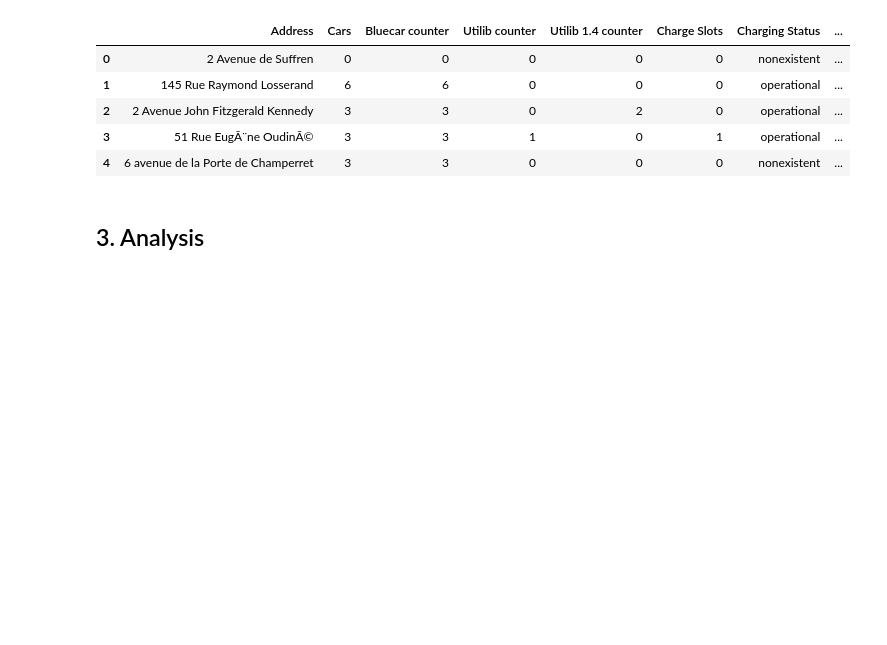
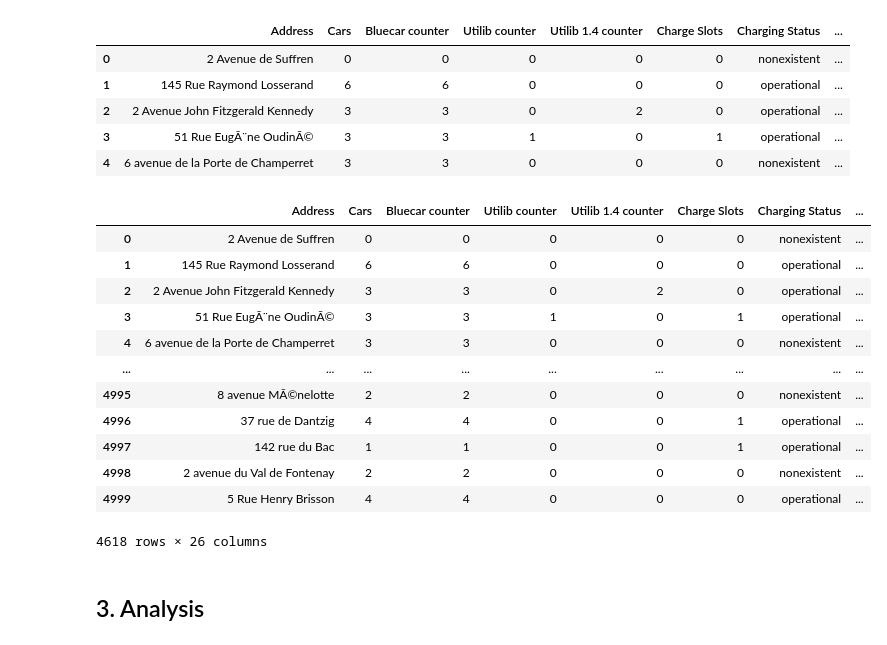
Before and after one commit to mburu-mwangi/Week-4-IP, a Jupyter notebook: Moringa_Data_Science_Prep_W4_Independent_Project_2021_08_Alfonce_Mwangi_PythonNotebook.ipynb, the cells around one changed output. Drawn from its saved outputs; the diff is of its cells as text; code cells hidden in the pictures; blank space fills up the shorter version.

```diff
--- a/Moringa_Data_Science_Prep_W4_Independent_Project_2021_08_Alfonce_Mwangi_PythonNotebook.ipynb
+++ b/Moringa_Data_Science_Prep_W4_Independent_Project_2021_08_Alfonce_Mwangi_PythonNotebook.ipynb
@@ -122,6 +122,25 @@ df_autolib.head()
 | 2 | 2 Avenue John Fitzgerald Kennedy | 3 | 3 | 0 | 2 | 0 | operational | ... |
 | 3 | 51 Rue EugÃ¨ne OudinÃ© | 3 | 3 | 1 | 0 | 1 | operational | ... |
 | 4 | 6 avenue de la Porte de Champerret | 3 | 3 | 0 | 0 | 0 | nonexistent | ... |
+# %%
+# Looking for un operational stations
+df_autolib_operational =df_autolib[df_autolib['Rental status']== 'operational']
+# Displaying them
+df_autolib_operational
+# %% [output]
+|  | Address | Cars | Bluecar counter | Utilib counter | Utilib 1.4 counter | Charge Slots | Charging Status | ... |
+| 0 | 2 Avenue de Suffren | 0 | 0 | 0 | 0 | 0 | nonexistent | ... |
+| 1 | 145 Rue Raymond Losserand | 6 | 6 | 0 | 0 | 0 | operational | ... |
+| 2 | 2 Avenue John Fitzgerald Kennedy | 3 | 3 | 0 | 2 | 0 | operational | ... |
+| 3 | 51 Rue EugÃ¨ne OudinÃ© | 3 | 3 | 1 | 0 | 1 | operational | ... |
+| 4 | 6 avenue de la Porte de Champerret | 3 | 3 | 0 | 0 | 0 | nonexistent | ... |
+| ... | ... | ... | ... | ... | ... | ... | ... | ... |
+| 4995 | 8 avenue MÃ©nelotte | 2 | 2 | 0 | 0 | 0 | nonexistent | ... |
+| 4996 | 37 rue de Dantzig | 4 | 4 | 0 | 0 | 1 | operational | ... |
+| 4997 | 142 rue du Bac | 1 | 1 | 0 | 0 | 1 | operational | ... |
+| 4998 | 2 avenue du Val de Fontenay | 2 | 2 | 0 | 0 | 0 | nonexistent | ... |
+| 4999 | 5 Rue Henry Brisson | 4 | 4 | 0 | 0 | 0 | operational | ... |
+4618 rows × 26 columns
 # %% [markdown]
 ## 3. Analysis
 # %%
```
Also changed, not shown: parts of 5 cells of this notebook.
